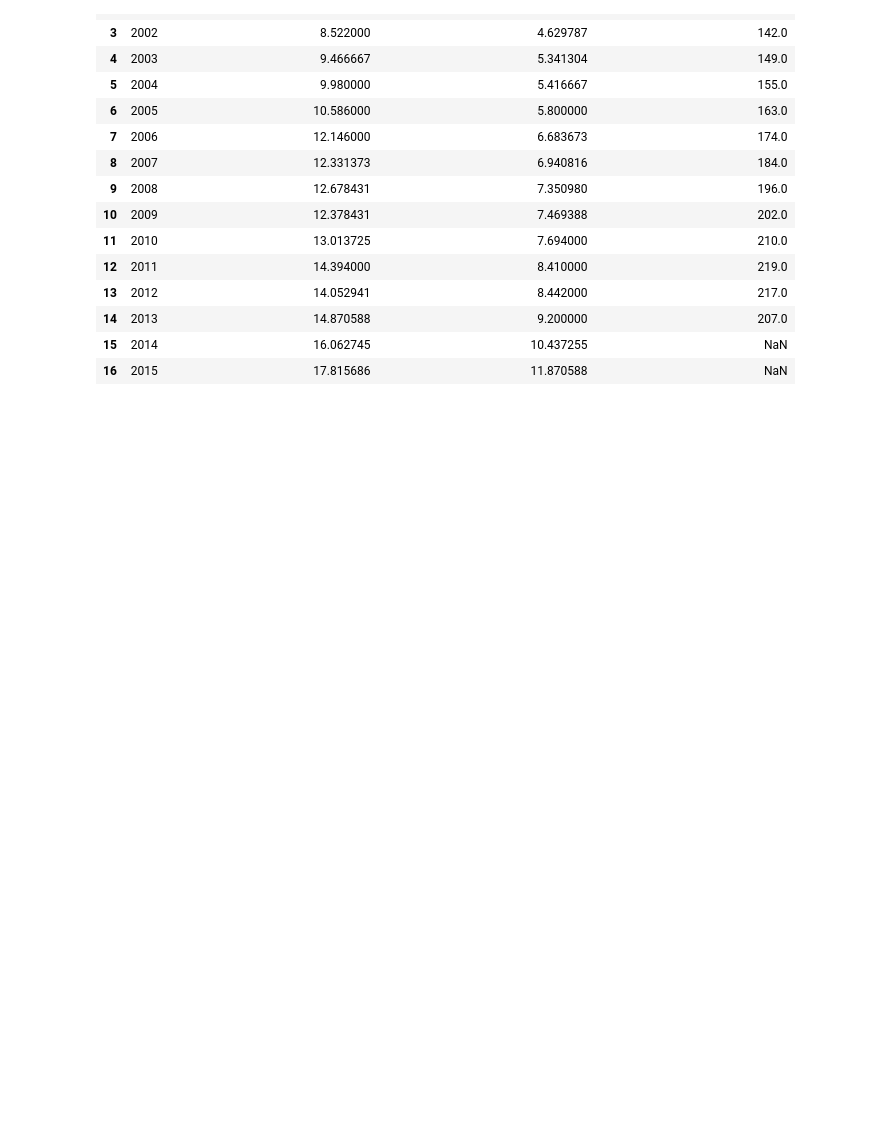
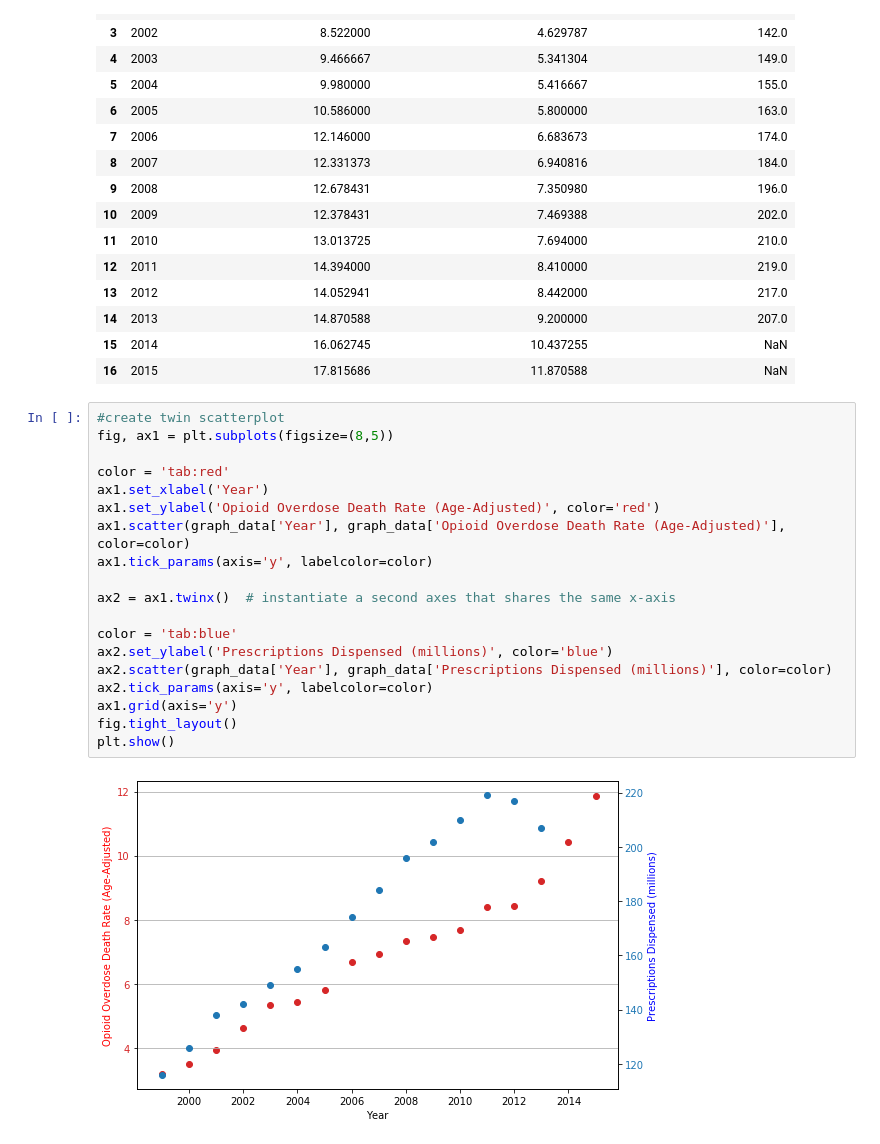
Before and after one commit to Emma-Pang/team_efx_dataproject, a Jupyter notebook: prescription_data/prescriptions_entire_us.ipynb, the cells around one changed output. Drawn from its saved outputs; the diff is of its cells as text; blank space fills up the shorter version.

Commit message:
graph added to show prescription data + overdose data over time

```diff
--- a/prescription_data/prescriptions_entire_us.ipynb
+++ b/prescription_data/prescriptions_entire_us.ipynb
@@ -120,3 +120,24 @@ graph_data
 | 14 | 2013 | 14.870588 | 9.200000 | 207.0 |
 | 15 | 2014 | 16.062745 | 10.437255 | NaN |
 | 16 | 2015 | 17.815686 | 11.870588 | NaN |
+# %%
+#create twin scatterplot
+fig, ax1 = plt.subplots(figsize=(8,5))
+
+color = 'tab:red'
+ax1.set_xlabel('Year')
+ax1.set_ylabel('Opioid Overdose Death Rate (Age-Adjusted)', color='red')
+ax1.scatter(graph_data['Year'], graph_data['Opioid Overdose Death Rate (Age-Adjusted)'], color=color)
+ax1.tick_params(axis='y', labelcolor=color)
+
+ax2 = ax1.twinx()  # instantiate a second axes that shares the same x-axis
+
+color = 'tab:blue'
+ax2.set_ylabel('Prescriptions Dispensed (millions)', color='blue')
+ax2.scatter(graph_data['Year'], graph_data['Prescriptions Dispensed (millions)'], color=color)
+ax2.tick_params(axis='y', labelcolor=color)
+ax1.grid(axis='y')
+fig.tight_layout()
+plt.show()
+# %% [output]
+[figure, added]
```
